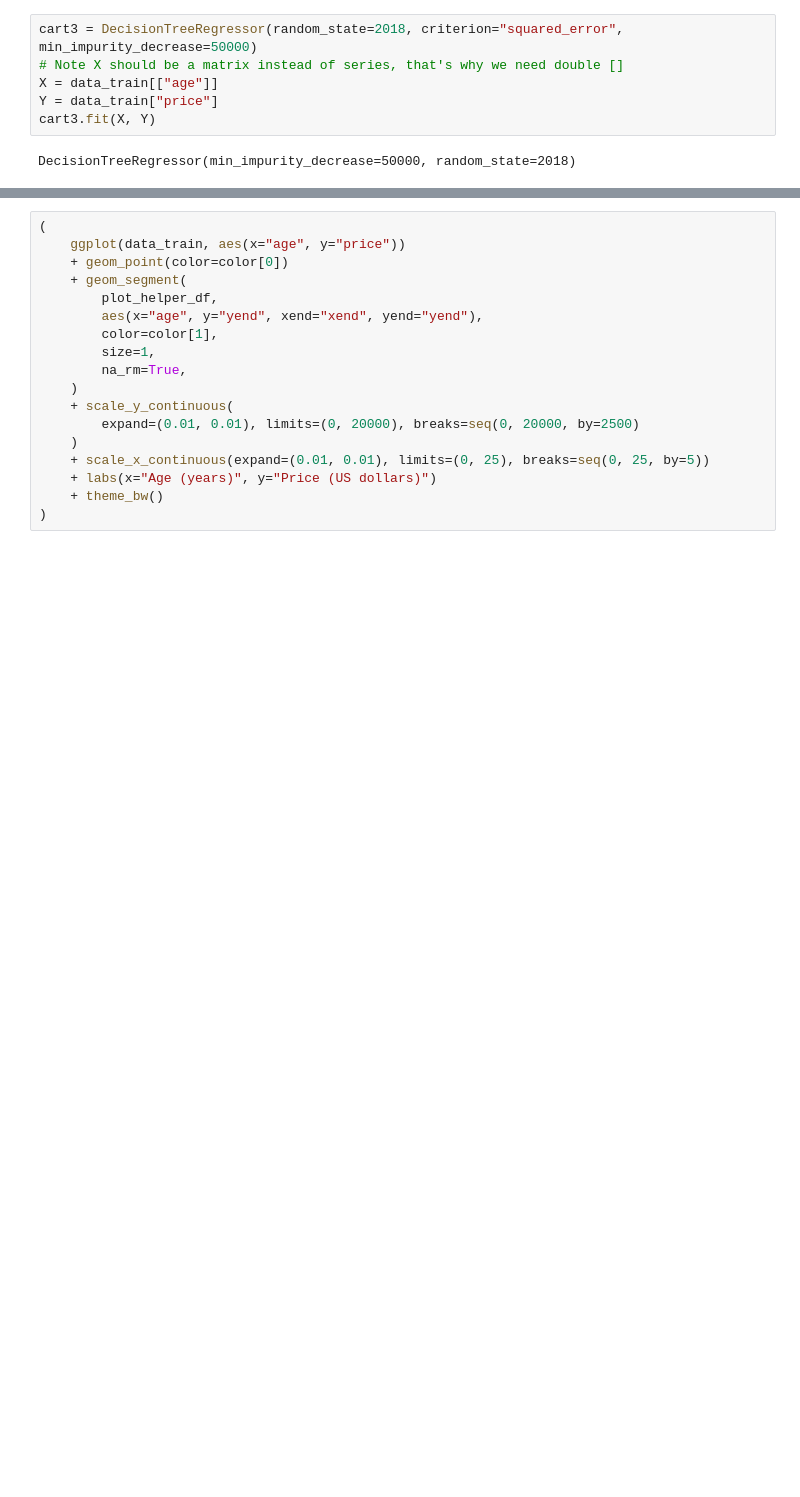
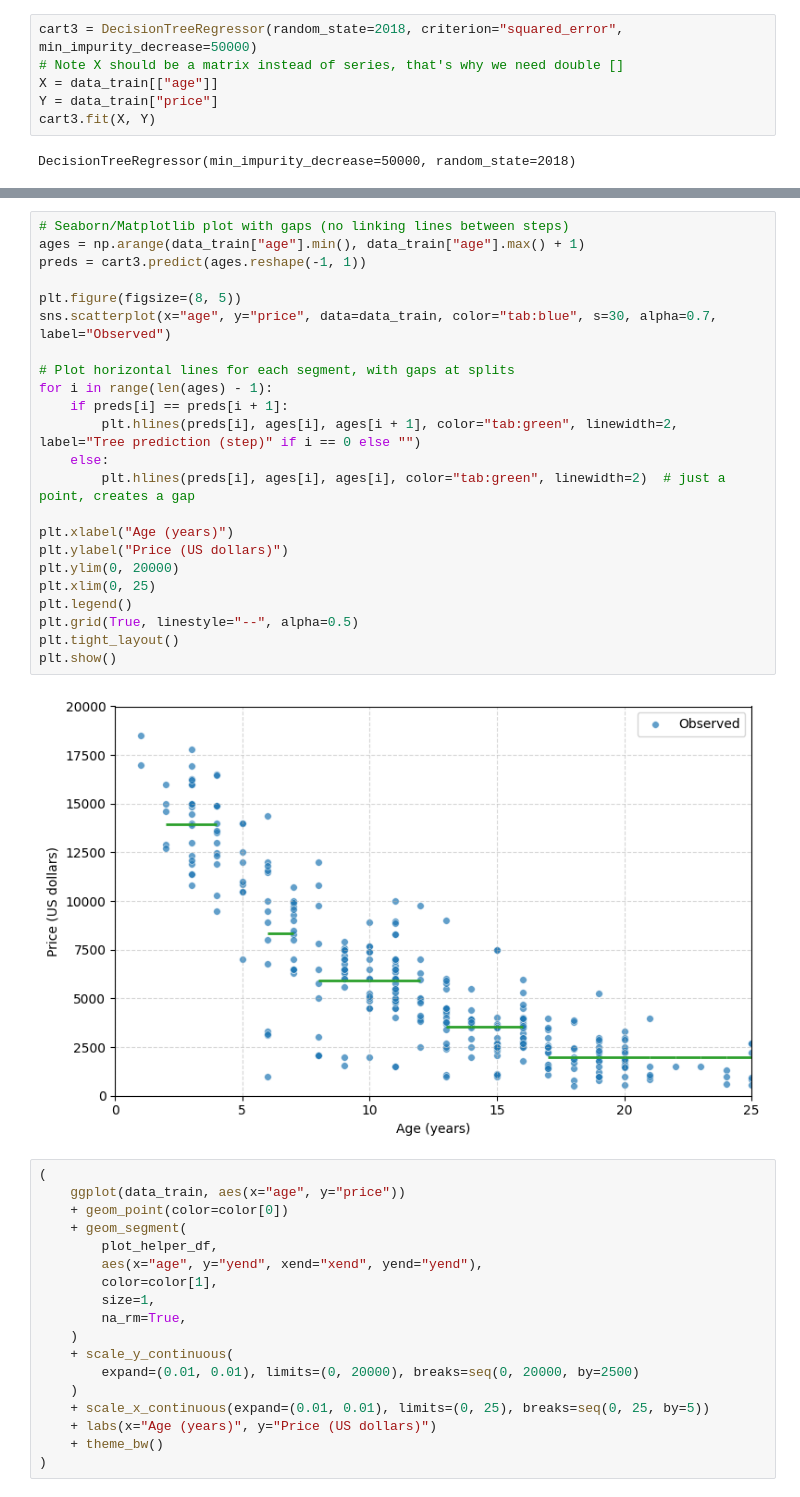
Before and after one commit to ZlataSparrow/codespaces-jupyter, a Jupyter notebook: notebooks/ch15-used-cars-cart.ipynb, the cells around one changed output, grey strips where cells are left out. Cells and saved outputs as stored; diff of their text form; blank space fills up the shorter version.

```diff
--- a/notebooks/ch15-used-cars-cart.ipynb
+++ b/notebooks/ch15-used-cars-cart.ipynb
@@ -449,3 +455,28 @@ pred_cart1t = cart3.predict(data_train[["age"]])
+# %%
+# Seaborn/Matplotlib plot with gaps (no linking lines between steps)
+ages = np.arange(data_train["age"].min(), data_train["age"].max() + 1)
+preds = cart3.predict(ages.reshape(-1, 1))
+
+plt.figure(figsize=(8, 5))
+sns.scatterplot(x="age", y="price", data=data_train, color="tab:blue", s=30, alpha=0.7, label="Observed")
+
+# Plot horizontal lines for each segment, with gaps at splits
+for i in range(len(ages) - 1):
+    if preds[i] == preds[i + 1]:
+        plt.hlines(preds[i], ages[i], ages[i + 1], color="tab:green", linewidth=2, label="Tree prediction (step)" if i == 0 else "")
+    else:
+        plt.hlines(preds[i], ages[i], ages[i], color="tab:green", linewidth=2)  # just a point, creates a gap
+
+plt.xlabel("Age (years)")
+plt.ylabel("Price (US dollars)")
+plt.ylim(0, 20000)
+plt.xlim(0, 25)
+plt.legend()
+plt.grid(True, linestyle="--", alpha=0.5)
+plt.tight_layout()
+plt.show()
+# %% [output]
+[figure, added]
 # %%
 (
     ggplot(data_train, aes(x="age", y="price"))
```
Also changed, not shown: parts of 11 cells of this notebook.
